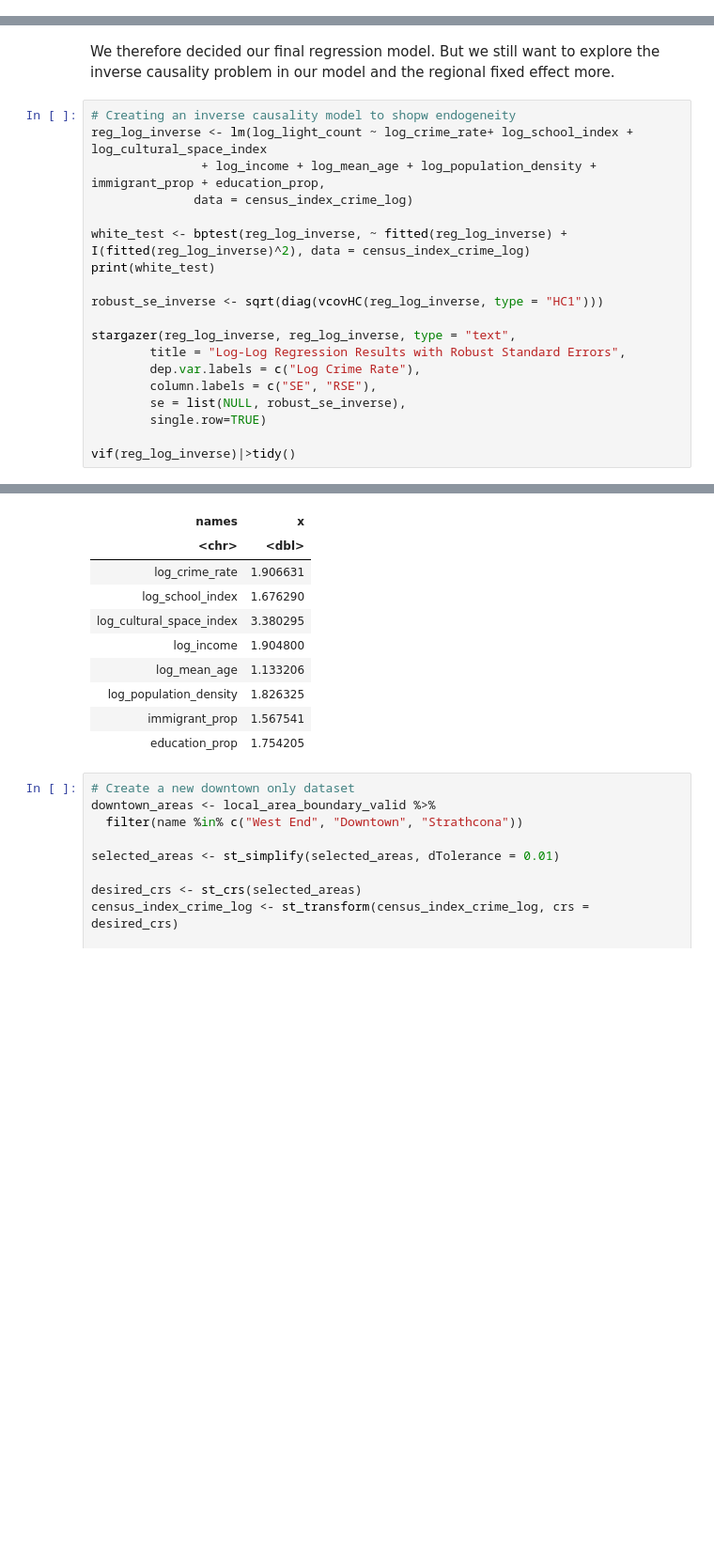
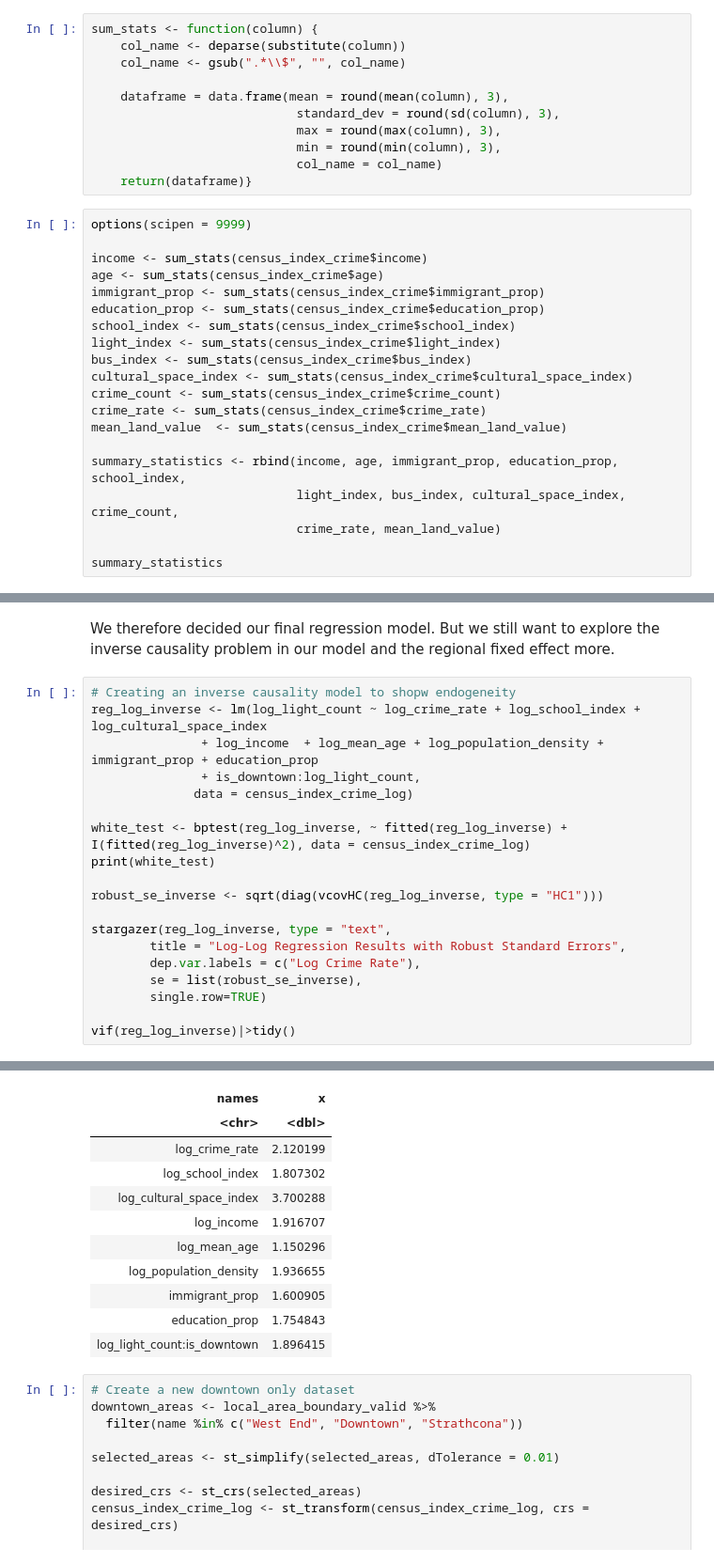
Before and after one commit to Irene-Berezin/econ326, a Jupyter notebook: project_workbook.ipynb, the cells around one changed output, grey strips where cells are left out. Shown at 94% size. Drawn from its saved outputs; the diff is of its cells as text; blank space fills up the shorter version.

```diff
--- a/project_workbook.ipynb
+++ b/project_workbook.ipynb
@@ -68,0 +88,31 @@ Warning message:
+# %%
+sum_stats <- function(column) {
+    col_name <- deparse(substitute(column))
+    col_name <- gsub(".*\\$", "", col_name)
+
+    dataframe = data.frame(mean = round(mean(column), 3),
+                            standard_dev = round(sd(column), 3),
+                            max = round(max(column), 3),
+                            min = round(min(column), 3),
+                            col_name = col_name)
+    return(dataframe)}
+# %%
+options(scipen = 9999)
+
+income <- sum_stats(census_index_crime$income)
+age <- sum_stats(census_index_crime$age)
+immigrant_prop <- sum_stats(census_index_crime$immigrant_prop)
+education_prop <- sum_stats(census_index_crime$education_prop)
+school_index <- sum_stats(census_index_crime$school_index)
+light_index <- sum_stats(census_index_crime$light_index)
+bus_index <- sum_stats(census_index_crime$bus_index)
+cultural_space_index <- sum_stats(census_index_crime$cultural_space_index)
+crime_count <- sum_stats(census_index_crime$crime_count)
+crime_rate <- sum_stats(census_index_crime$crime_rate)
+mean_land_value  <- sum_stats(census_index_crime$mean_land_value)
+
+summary_statistics <- rbind(income, age, immigrant_prop, education_prop, school_index,
+                            light_index, bus_index, cultural_space_index, crime_count,
+                            crime_rate, mean_land_value)
+
+summary_statistics
@@ -1078,8 +1072,9 @@ A tibble: 9 × 2
 We therefore decided our final regression model. But we still want to explore the inverse causality problem in our model and the regional fixed effect more.
 # %%
 # Creating an inverse causality model to shopw endogeneity
-reg_log_inverse <- lm(log_light_count ~ log_crime_rate+ log_school_index + log_cultural_space_index
-               + log_income + log_mean_age + log_population_density + immigrant_prop + education_prop,
+reg_log_inverse <- lm(log_light_count ~ log_crime_rate + log_school_index + log_cultural_space_index
+               + log_income  + log_mean_age + log_population_density + immigrant_prop + education_prop
+               + is_downtown:log_light_count,
               data = census_index_crime_log)
 
 white_test <- bptest(reg_log_inverse, ~ fitted(reg_log_inverse) + I(fitted(reg_log_inverse)^2), data = census_index_crime_log)
@@ -1087,11 +1082,10 @@ print(white_test)
 
 robust_se_inverse <- sqrt(diag(vcovHC(reg_log_inverse, type = "HC1")))
 
-stargazer(reg_log_inverse, reg_log_inverse, type = "text",
+stargazer(reg_log_inverse, type = "text",
         title = "Log-Log Regression Results with Robust Standard Errors",
         dep.var.labels = c("Log Crime Rate"),
-        column.labels = c("SE", "RSE"),
-        se = list(NULL, robust_se_inverse),
+        se = list(robust_se_inverse),
         single.row=TRUE)
 
 vif(reg_log_inverse)|>tidy()
@@ -1120,13 +1117,14 @@ A tibble: 8 × 2
 | names | x |
 | <chr> | <dbl> |
-| log_crime_rate | 1.906631 |
-| log_school_index | 1.676290 |
-| log_cultural_space_index | 3.380295 |
-| log_income | 1.904800 |
-| log_mean_age | 1.133206 |
-| log_population_density | 1.826325 |
-| immigrant_prop | 1.567541 |
-| education_prop | 1.754205 |
+| log_crime_rate | 2.120199 |
+| log_school_index | 1.807302 |
+| log_cultural_space_index | 3.700288 |
+| log_income | 1.916707 |
+| log_mean_age | 1.150296 |
+| log_population_density | 1.936655 |
+| immigrant_prop | 1.600905 |
+| education_prop | 1.754843 |
+| log_light_count:is_downtown | 1.896415 |
 # %%
 # Create a new downtown only dataset
 downtown_areas <- local_area_boundary_valid %>%
```
Also changed, not shown: parts of 36 cells of this notebook.
